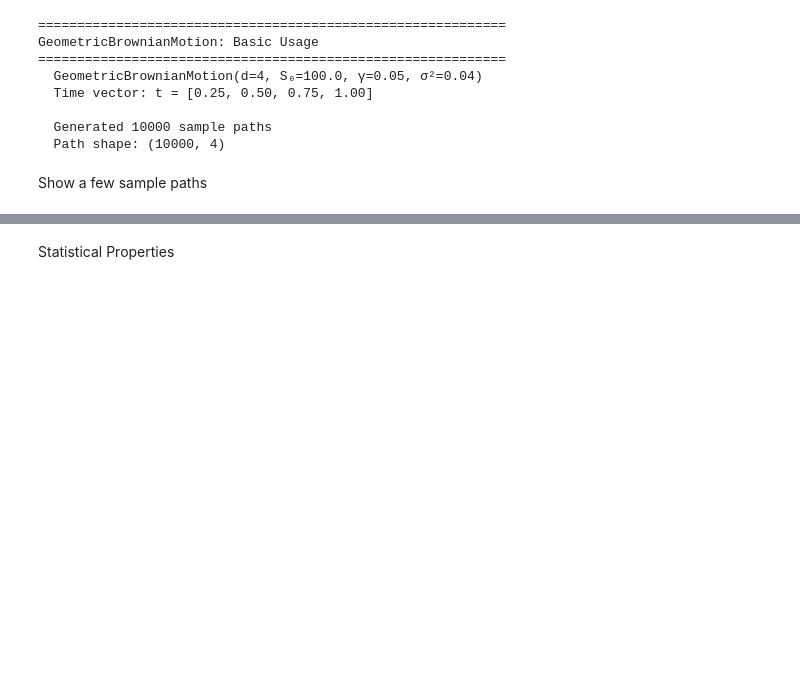
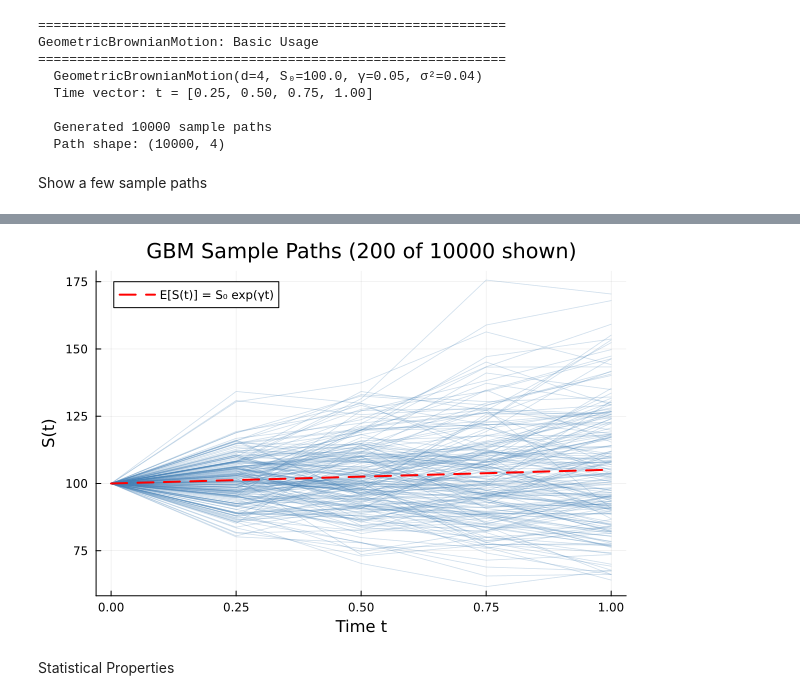
Before and after one commit to QMCSoftware/QMC.jl, a Jupyter notebook: demos/gbm_demo.ipynb, the cells around one changed output, grey strips where cells are left out. Cells and saved outputs as stored; diff of their text form; code cells hidden in the pictures; blank space fills up the shorter version.

```diff
--- a/demos/gbm_demo.ipynb
+++ b/demos/gbm_demo.ipynb
@@ -68,3 +72,20 @@ println()
+# %%
+if HAVE_PLOTS
+    t_plot = [0.0; gbm.time_vector]
+    n_plot = min(200, size(paths, 1))
+    S_with_origin = hcat(fill(S0, n_plot), paths[1:n_plot, :])  # n_plot × (d+1)
+    p = plot(t_plot, S_with_origin';
+        alpha=0.25, color=:steelblue, lw=0.8, label=nothing,
+        xlabel="Time t", ylabel="S(t)",
+        title="GBM Sample Paths ($(n_plot) of $n shown)")
+    # theoretical mean E[S(t)] = S0 exp(γ t)
+    E_S = S0 .* exp.(γ .* gbm.time_vector)
+    plot!([0.0; gbm.time_vector], [S0; E_S];
+        color=:red, lw=2, linestyle=:dash, label="E[S(t)] = S₀ exp(γt)")
+    display(p)
+end
+# %% [output]
+[figure, added]
 # %% [markdown]
 Statistical Properties
 # %%
```
Also changed, not shown: parts of 7 cells of this notebook, 6 other files.
